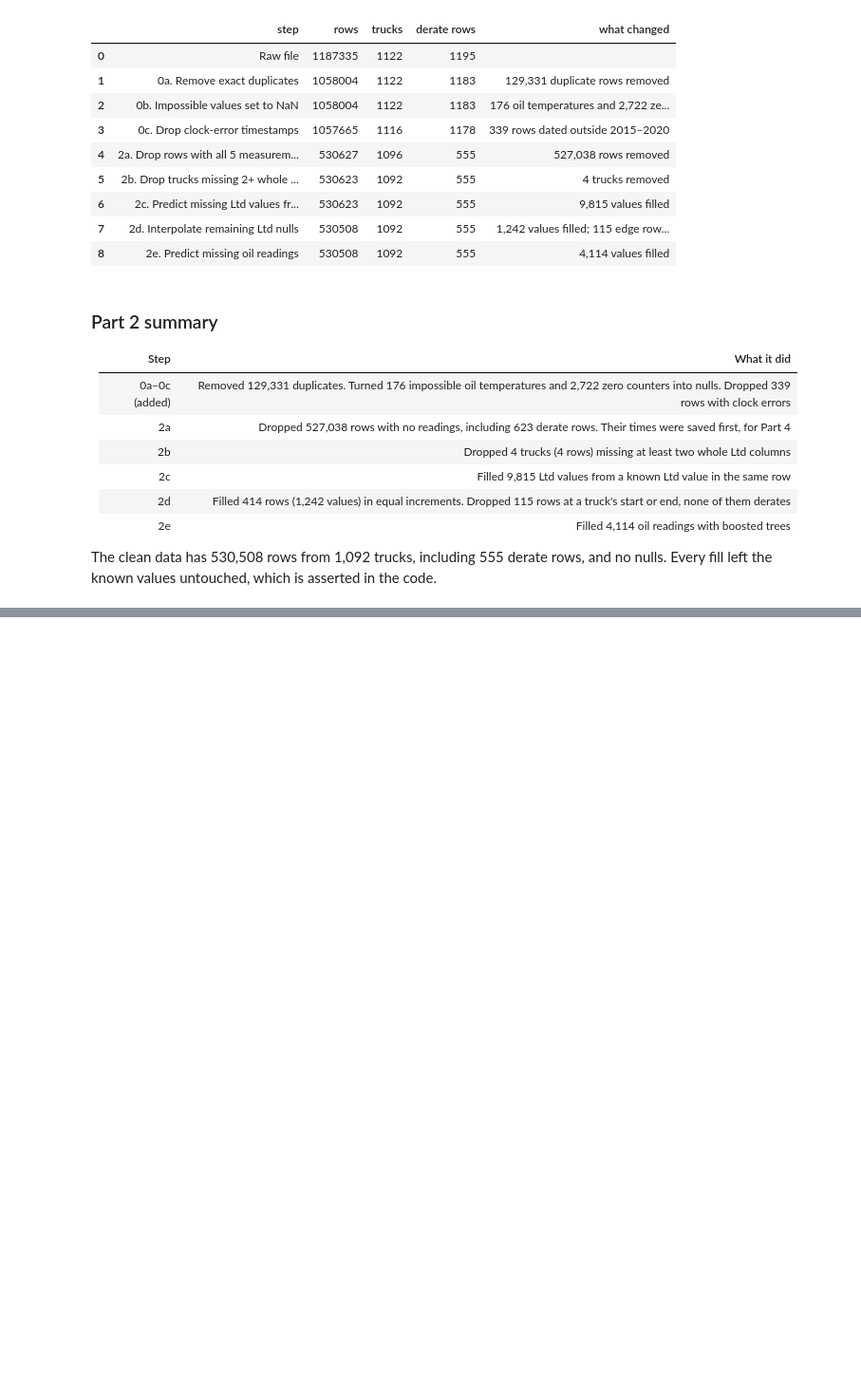
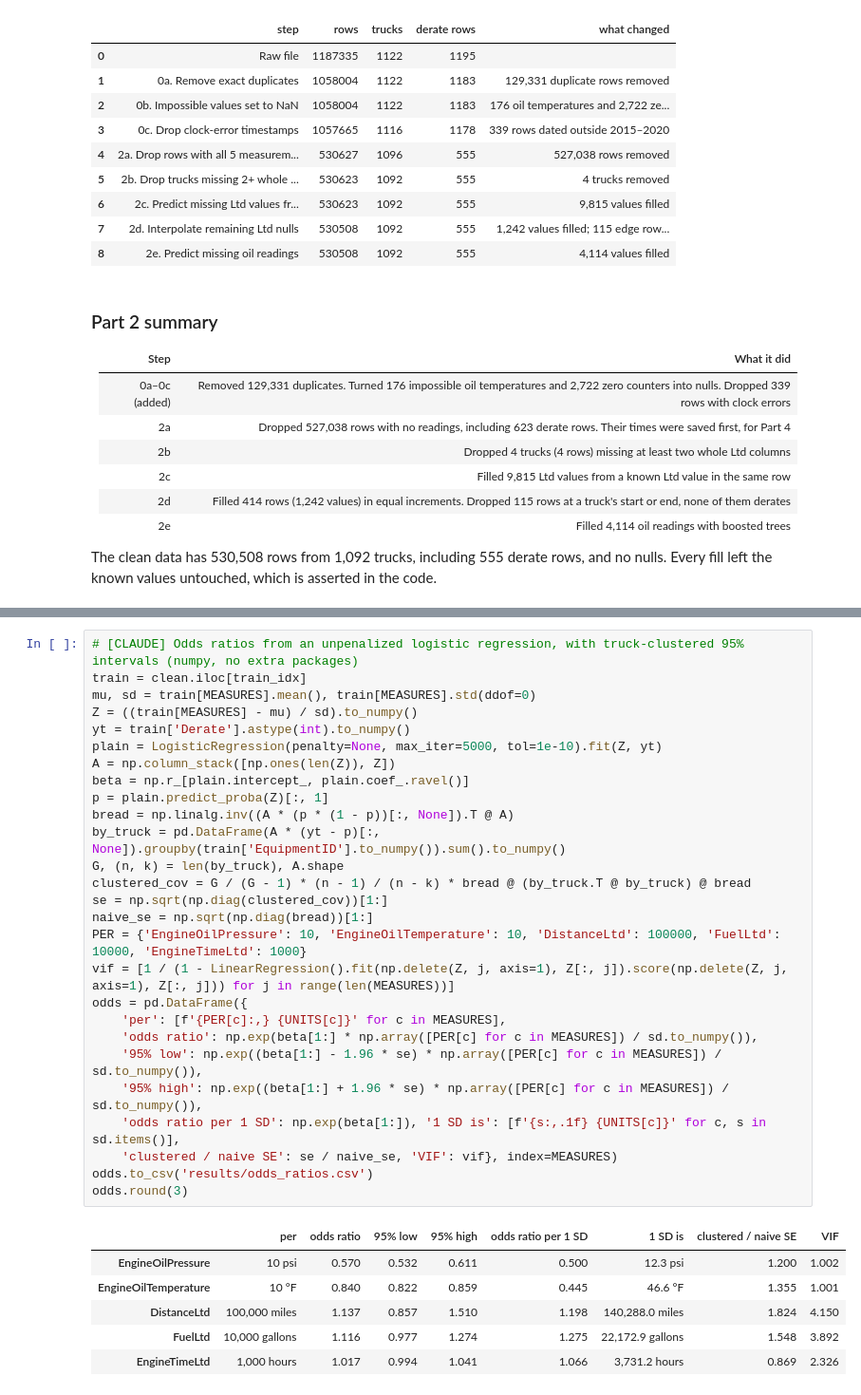
Before and after one commit to AI-for-Analytics-4/Big_NSS, a Jupyter notebook: submissions/juan_zavala/derate_prediction.ipynb, the cells around one changed output, grey strips where cells are left out. Shown at 95% size. Saved outputs shown, nothing was run; the diff lists cells and outputs as text; blank space fills up the shorter version.

```diff
--- a/submissions/juan_zavala/derate_prediction.ipynb
+++ b/submissions/juan_zavala/derate_prediction.ipynb
@@ -643,0 +800,34 @@ The clean data has 530,508 rows from 1,092 trucks, including 555 derate rows, an
+# %%
+# [CLAUDE] Odds ratios from an unpenalized logistic regression, with truck-clustered 95% intervals (numpy, no extra packages)
+train = clean.iloc[train_idx]
+mu, sd = train[MEASURES].mean(), train[MEASURES].std(ddof=0)
+Z = ((train[MEASURES] - mu) / sd).to_numpy()
+yt = train['Derate'].astype(int).to_numpy()
+plain = LogisticRegression(penalty=None, max_iter=5000, tol=1e-10).fit(Z, yt)
+A = np.column_stack([np.ones(len(Z)), Z])
+beta = np.r_[plain.intercept_, plain.coef_.ravel()]
+p = plain.predict_proba(Z)[:, 1]
+bread = np.linalg.inv((A * (p * (1 - p))[:, None]).T @ A)
+by_truck = pd.DataFrame(A * (yt - p)[:, None]).groupby(train['EquipmentID'].to_numpy()).sum().to_numpy()
+G, (n, k) = len(by_truck), A.shape
+clustered_cov = G / (G - 1) * (n - 1) / (n - k) * bread @ (by_truck.T @ by_truck) @ bread
+se = np.sqrt(np.diag(clustered_cov))[1:]
+naive_se = np.sqrt(np.diag(bread))[1:]
+PER = {'EngineOilPressure': 10, 'EngineOilTemperature': 10, 'DistanceLtd': 100000, 'FuelLtd': 10000, 'EngineTimeLtd': 1000}
+vif = [1 / (1 - LinearRegression().fit(np.delete(Z, j, axis=1), Z[:, j]).score(np.delete(Z, j, axis=1), Z[:, j])) for j in range(len(MEASURES))]
+odds = pd.DataFrame({
+    'per': [f'{PER[c]:,} {UNITS[c]}' for c in MEASURES],
+    'odds ratio': np.exp(beta[1:] * np.array([PER[c] for c in MEASURES]) / sd.to_numpy()),
+    '95% low': np.exp((beta[1:] - 1.96 * se) * np.array([PER[c] for c in MEASURES]) / sd.to_numpy()),
+    '95% high': np.exp((beta[1:] + 1.96 * se) * np.array([PER[c] for c in MEASURES]) / sd.to_numpy()),
+    'odds ratio per 1 SD': np.exp(beta[1:]), '1 SD is': [f'{s:,.1f} {UNITS[c]}' for c, s in sd.items()],
+    'clustered / naive SE': se / naive_se, 'VIF': vif}, index=MEASURES)
+odds.to_csv('results/odds_ratios.csv')
+odds.round(3)
+# %% [output]
+|  | per | odds ratio | 95% low | 95% high | odds ratio per 1 SD | 1 SD is | clustered / naive SE | VIF |
+| EngineOilPressure | 10 psi | 0.570 | 0.532 | 0.611 | 0.500 | 12.3 psi | 1.200 | 1.002 |
+| EngineOilTemperature | 10 °F | 0.840 | 0.822 | 0.859 | 0.445 | 46.6 °F | 1.355 | 1.001 |
+| DistanceLtd | 100,000 miles | 1.137 | 0.857 | 1.510 | 1.198 | 140,288.0 miles | 1.824 | 4.150 |
+| FuelLtd | 10,000 gallons | 1.116 | 0.977 | 1.274 | 1.275 | 22,172.9 gallons | 1.548 | 3.892 |
+| EngineTimeLtd | 1,000 hours | 1.017 | 0.994 | 1.041 | 1.066 | 3,731.2 hours | 0.869 | 2.326 |
```
Also changed, not shown: parts of 12 cells of this notebook, 3 other files.
